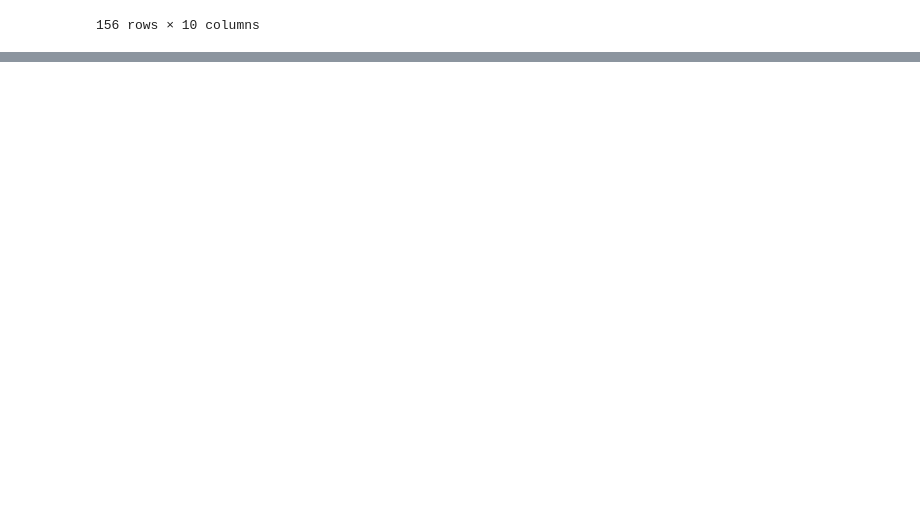
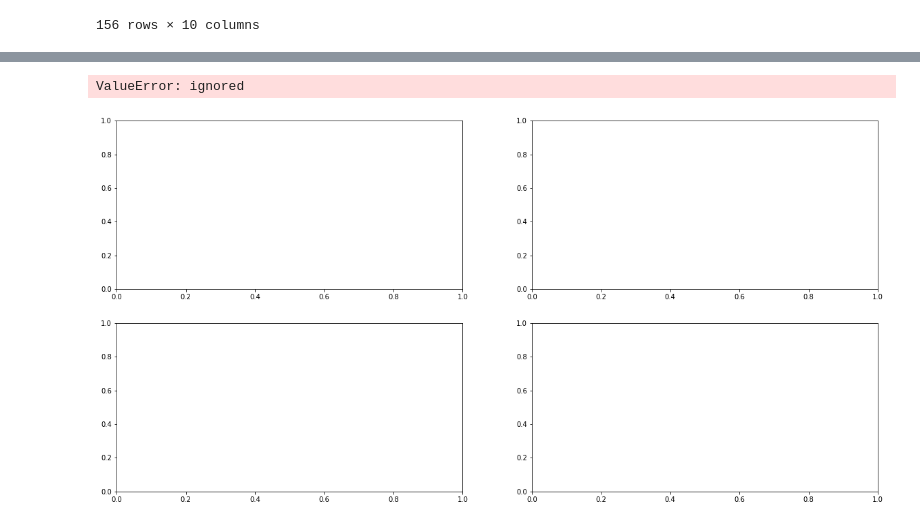
Before and after one commit to sagarbhadra7/Data-Science, a Jupyter notebook: Matplotlib_practice.ipynb, the cells around one changed output, grey strips where cells are left out. Drawn from its saved outputs; the diff is of its cells as text; code cells hidden in the pictures; blank space fills up the shorter version.

```diff
--- a/Matplotlib_practice.ipynb
+++ b/Matplotlib_practice.ipynb
@@ -306,0 +342,10 @@ df
+# %%
+fig, (ax_1, ax_2,ax_3,ax_4) = plt.subplots(2,2, figsize=(20,10))
+plt.plot(rank,score,ax=ax_1)
+plt.plot(rank,score,ax=ax_2)
+plt.plot(rank,score,ax=ax_3)
+plt.plot(rank,score,ax=ax_4)
+plt.show()
+# %% [output]
+ValueError: ignored
+[figure, added]
```
Also changed, not shown: parts of 3 cells of this notebook.
